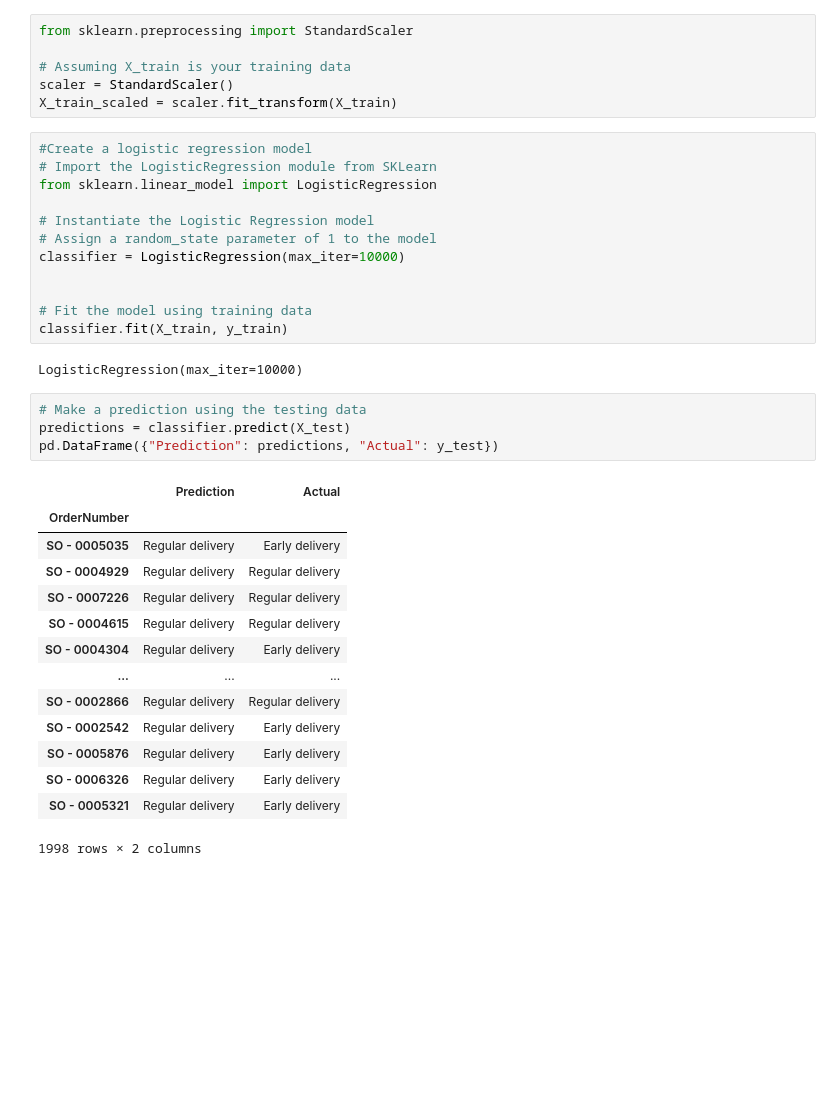
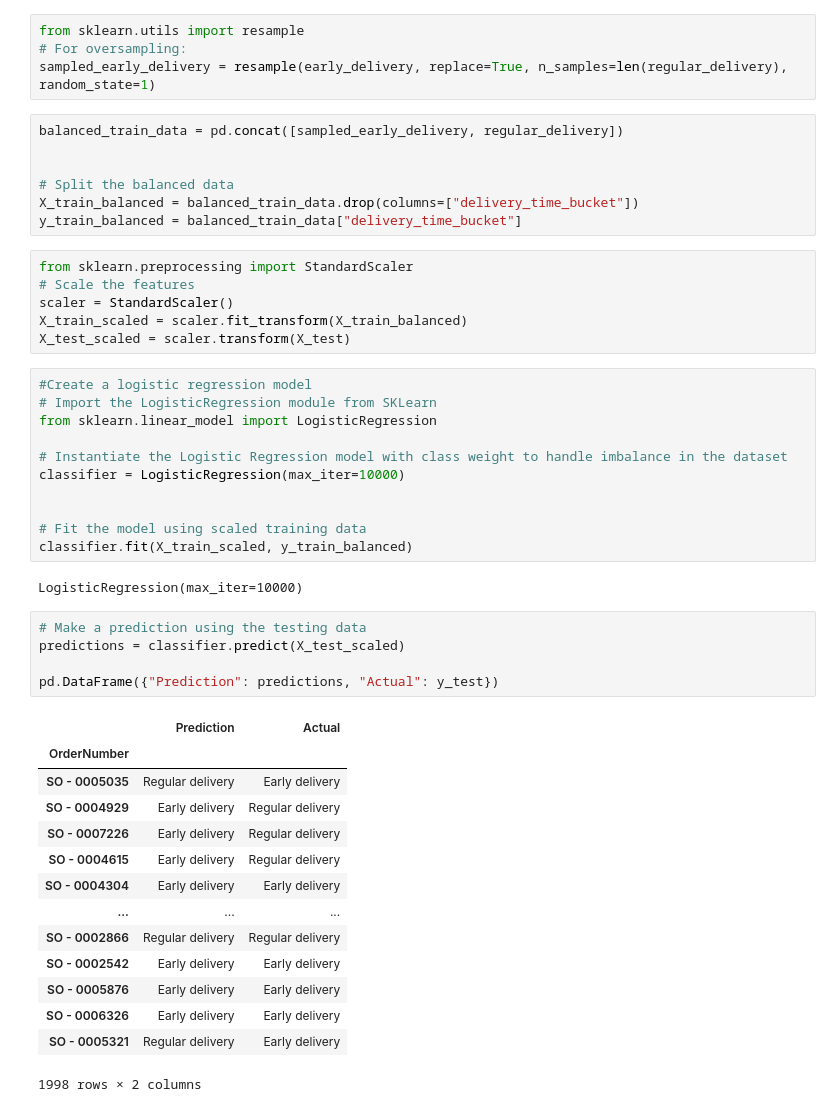
Before and after one commit to jdmandras/Project-4, a Jupyter notebook: DataAnalysis - 2 delivery intervals.ipynb, the cells around one changed output. Saved outputs shown, nothing was run; the diff lists cells and outputs as text; blank space fills up the shorter version.

Commit message:
optimization and resampling of models for immbalanced data

```diff
--- a/DataAnalysis - 2 delivery intervals.ipynb
+++ b/DataAnalysis - 2 delivery intervals.ipynb
@@ -311,40 +341,51 @@ X_test.shape
+# %%
+from sklearn.utils import resample
+# For oversampling:
+sampled_early_delivery = resample(early_delivery, replace=True, n_samples=len(regular_delivery), random_state=1)
+# %%
+balanced_train_data = pd.concat([sampled_early_delivery, regular_delivery])
+
+
+# Split the balanced data
+X_train_balanced = balanced_train_data.drop(columns=["delivery_time_bucket"])
+y_train_balanced = balanced_train_data["delivery_time_bucket"]
 # %%
 from sklearn.preprocessing import StandardScaler
-
-# Assuming X_train is your training data
+# Scale the features
 scaler = StandardScaler()
-X_train_scaled = scaler.fit_transform(X_train)
+X_train_scaled = scaler.fit_transform(X_train_balanced)
+X_test_scaled = scaler.transform(X_test)
 # %%
 #Create a logistic regression model
 # Import the LogisticRegression module from SKLearn
 from sklearn.linear_model import LogisticRegression
 
-# Instantiate the Logistic Regression model
-# Assign a random_state parameter of 1 to the model
+# Instantiate the Logistic Regression model with class weight to handle imbalance in the dataset
 classifier = LogisticRegression(max_iter=10000)
 
 
-# Fit the model using training data
-classifier.fit(X_train, y_train)
+# Fit the model using scaled training data
+classifier.fit(X_train_scaled, y_train_balanced)
 # %% [output]
 LogisticRegression(max_iter=10000)
 # %%
 # Make a prediction using the testing data
-predictions = classifier.predict(X_test)
+predictions = classifier.predict(X_test_scaled)
+
 pd.DataFrame({"Prediction": predictions, "Actual": y_test})
 # %% [output]
 |  | Prediction | Actual |
 | OrderNumber |  |  |
 | SO - 0005035 | Regular delivery | Early delivery |
-| SO - 0004929 | Regular delivery | Regular delivery |
-| SO - 0007226 | Regular delivery | Regular delivery |
-| SO - 0004615 | Regular delivery | Regular delivery |
-| SO - 0004304 | Regular delivery | Early delivery |
+| SO - 0004929 | Early delivery | Regular delivery |
+| SO - 0007226 | Early delivery | Regular delivery |
+| SO - 0004615 | Early delivery | Regular delivery |
+| SO - 0004304 | Early delivery | Early delivery |
 | ... | ... | ... |
 | SO - 0002866 | Regular delivery | Regular delivery |
-| SO - 0002542 | Regular delivery | Early delivery |
-| SO - 0005876 | Regular delivery | Early delivery |
-| SO - 0006326 | Regular delivery | Early delivery |
+| SO - 0002542 | Early delivery | Early delivery |
+| SO - 0005876 | Early delivery | Early delivery |
+| SO - 0006326 | Early delivery | Early delivery |
 | SO - 0005321 | Regular delivery | Early delivery |
 1998 rows × 2 columns
 # %%
```
Also changed, not shown: parts of 12 cells of this notebook.
